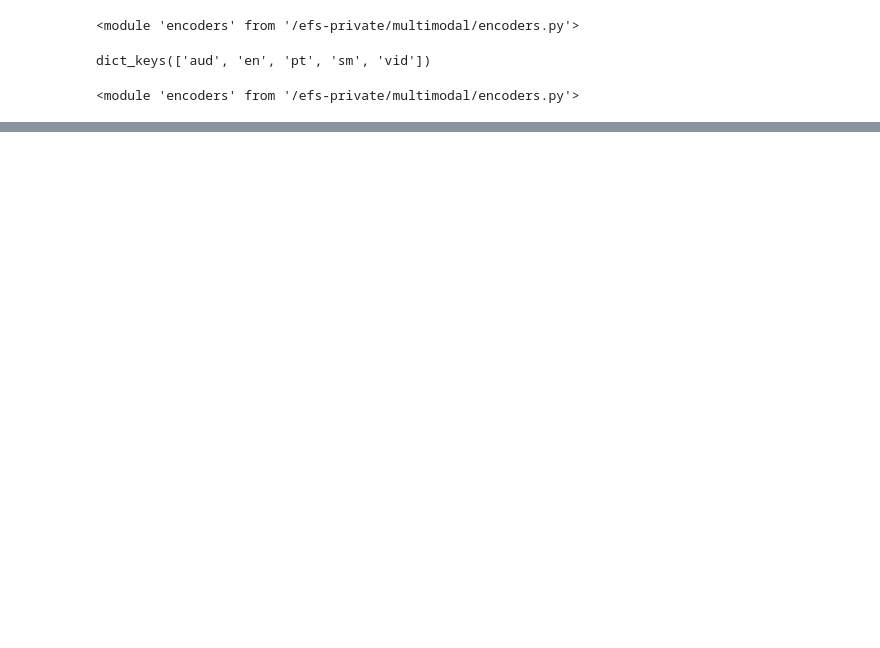
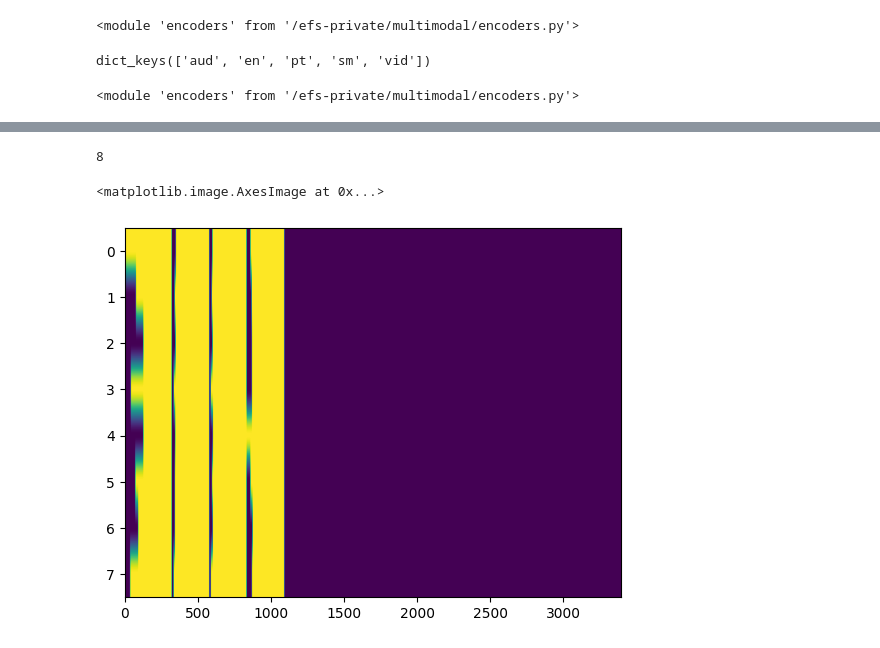
Before and after one commit to josiahbjorgaard/mca-paper, a Jupyter notebook: Notebooks/MultimodalDataloaderDev.ipynb, the cells around one changed output, grey strips where cells are left out. Drawn from its saved outputs; the diff is of its cells as text; code cells hidden in the pictures; blank space fills up the shorter version.

```diff
--- a/Notebooks/MultimodalDataloaderDev.ipynb
+++ b/Notebooks/MultimodalDataloaderDev.ipynb
@@ -122,9 +124,9 @@ encoder_configs = {'aud':{'type':'PatchEncoder',
                   }
 # %%
 modality_config = {'aud':{'type':'matrix','pad_len':2048, 'max_channels':40},
-                   'en':{'type':'sequence','pad_len':256, 'data_col_name':"tokens"},
-                   'pt':{'type':'sequence','pad_len':256, 'data_col_name':"tokens"},
-                   'sm':{'type':'sequence','pad_len':256, 'data_col_name':"tokens"},
+                   'en':{'type':'sequence','pad_len':64, 'data_col_name':"tokens"},
+                   'pt':{'type':'sequence','pad_len':64, 'data_col_name':"tokens"},
+                   'sm':{'type':'sequence','pad_len':64, 'data_col_name':"tokens"},
                    'vid':{'type':'sequence','pad_len':2048},
                   }
 # %%
@@ -154,5 +156,5 @@ importlib.reload(encoders)
 # %% [output]
 <module 'encoders' from '/efs-private/multimodal/encoders.py'>
 # %%
-doom = MFDOOM(encoder_configs, 512,4, device="cpu", num_fusion_tokens=256)
+doom = MFDOOM(encoder_configs, 512,4, device="cpu", num_fusion_tokens=256, return_padding=True)
 # %% [output]
@@ -218,0 +162,12 @@ for i in range(8):
+# %%
+loss, padding = doom(next(dl_iter))
+# %%
+doom.heads
+# %% [output]
+8
+# %%
+import matplotlib.pyplot as plt
+plt.imshow(padding, aspect="auto")
+# %% [output]
+<matplotlib.image.AxesImage at 0x...>
+[figure, added]
```
Also changed, not shown: parts of 26 cells of this notebook, 3 other files.
